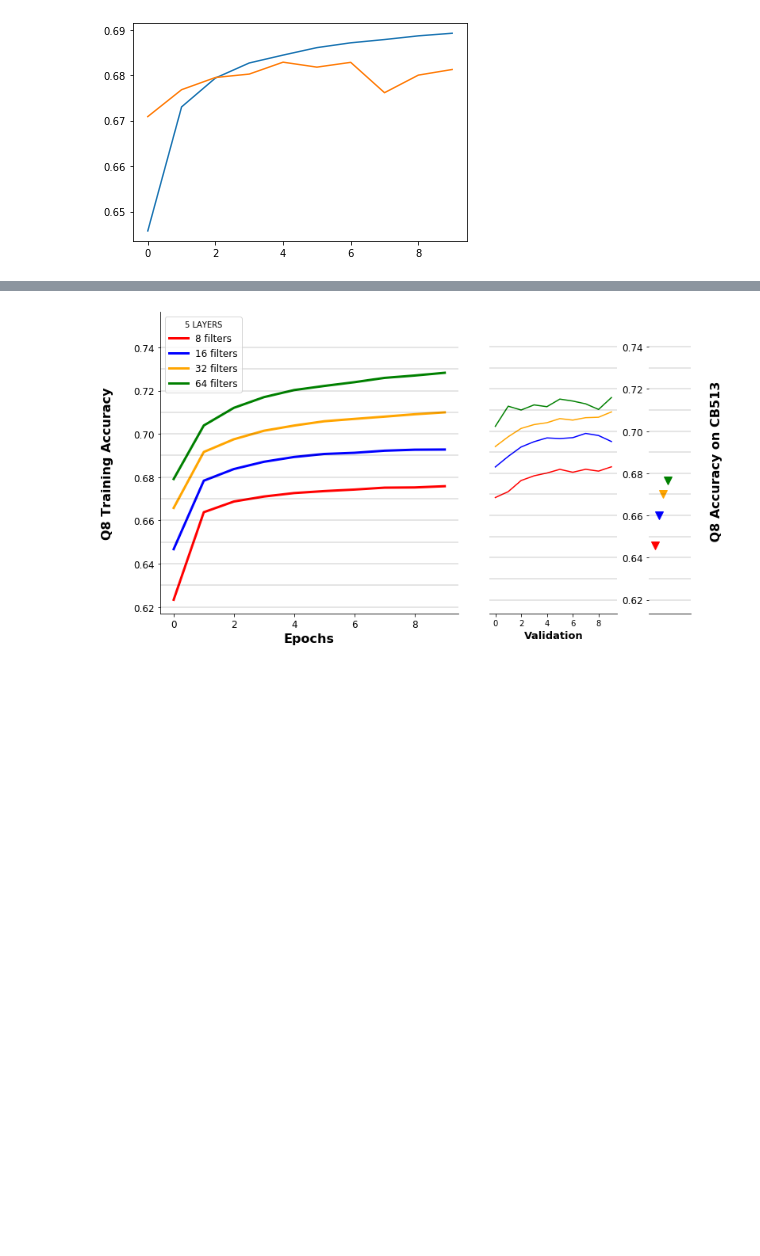
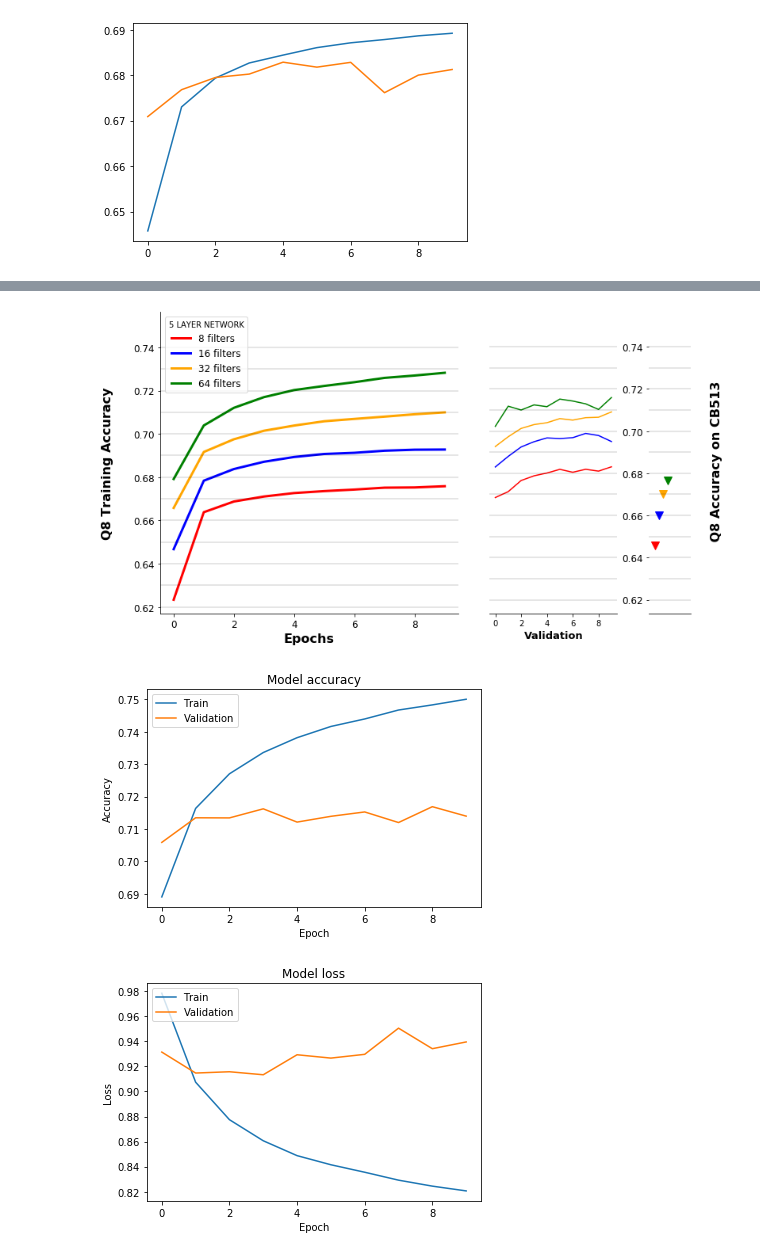
Before and after one commit to Ieremie/Protein-Secondary-Structure-Prediction, a Jupyter notebook: modelComparison.ipynb, the cells around one changed output, grey strips where cells are left out. Saved outputs shown, nothing was run; the diff lists cells and outputs as text; code cells hidden in the pictures; blank space fills up the shorter version.

```diff
--- a/modelComparison.ipynb
+++ b/modelComparison.ipynb
@@ -465,7 +468,34 @@ for i in range(13):
 
 
 #.legend(loc="upper left")
-legend = ax0.legend( title="5 LAYERS", loc=0, fontsize='large', fancybox=True)
+legend = ax0.legend( title="5 LAYER NETWORK", loc=0, fontsize='large', fancybox=True)
+plt.savefig("5 layer network", bbox_inches = 'tight')
 plt.show()
 # %% [output]
-[figure, old version]
+[figure, new version]
+# %%
+history = pickle.load( open( "newExperiments/guilermo/model_history_1", "rb" ) )
+
+# Plot training & validation accuracy values
+plt.plot(history['acc'])
+plt.plot(history['val_acc'])
+plt.title('Model accuracy')
+plt.ylabel('Accuracy')
+plt.xlabel('Epoch')
+plt.legend(['Train', 'Validation'], loc='upper left')
+#plt.savefig(accuracyName)
+plt.show()
+
+
+# Plot training & validation loss values
+plt.plot(history['loss'])
+plt.plot(history['val_loss'])
+plt.title('Model loss')
+plt.ylabel('Loss')
+plt.xlabel('Epoch')
+plt.legend(['Train', 'Validation'], loc='upper left')
+#plt.savefig(lossName)
+plt.show()
+# %% [output]
+[figure, added]
+[figure, added]
```
Also changed, not shown: parts of 3 cells of this notebook, 2 other files.
